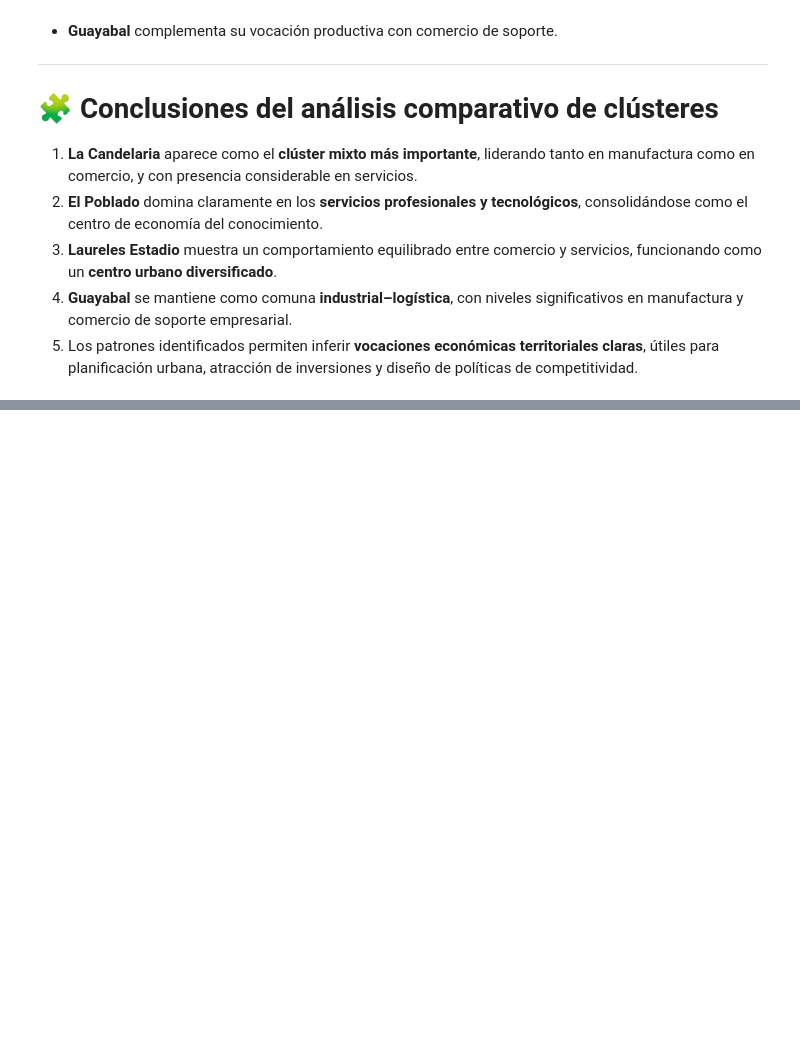
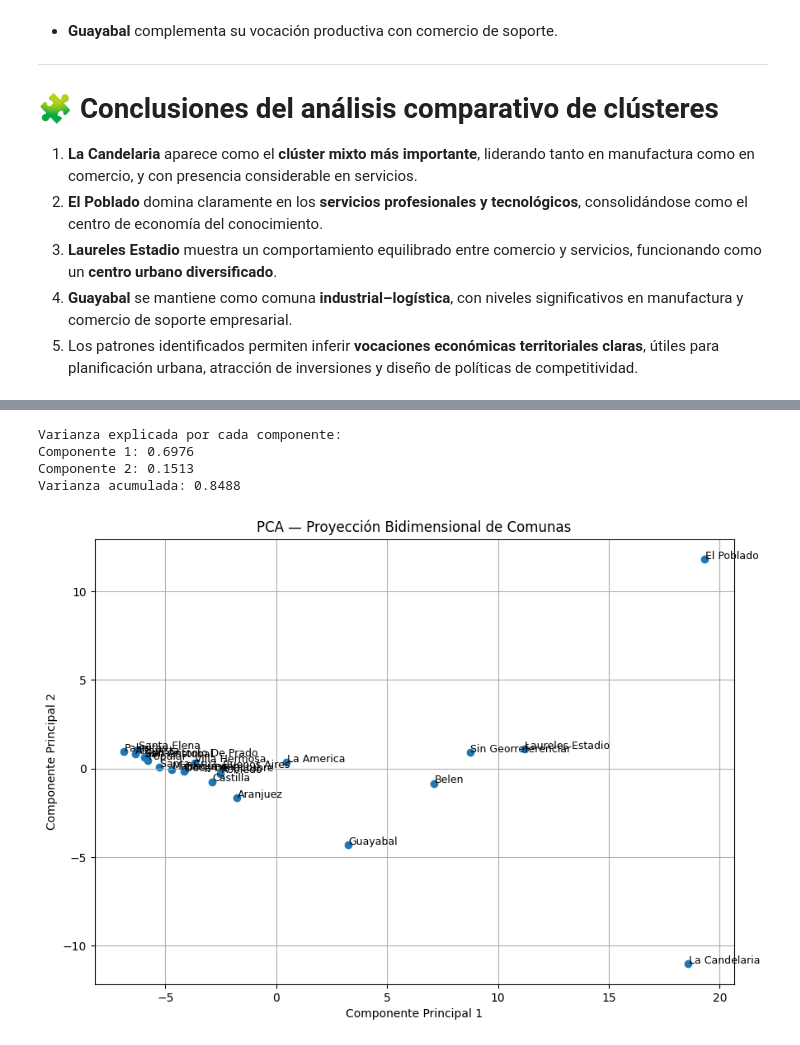
Before and after one commit to smaje99/diploma-in-data-analytics-in-business-management-unir, a Jupyter notebook: medellin-business-landscape/medellin-business-landscape.ipynb, the cells around one changed output, grey strips where cells are left out. Drawn from its saved outputs; the diff is of its cells as text; code cells hidden in the pictures; blank space fills up the shorter version.

Commit message:
✨ Add Principal component analysis
Also add the corresponding PCA dataset.

```diff
--- a/medellin-business-landscape/medellin-business-landscape.ipynb
+++ b/medellin-business-landscape/medellin-business-landscape.ipynb
@@ -2289,0 +2328,11 @@ El comercio al por mayor y al por menor presenta su mayor concentración en:
+# %%
+# Estandarizar datos (requisito del PCA)
+
+from sklearn.preprocessing import StandardScaler
+
+scaler = StandardScaler()
+X_scaled = scaler.fit_transform(tabla_contingencia)
+
+# Convertir de nuevo a DataFrame
+X_scaled = pd.DataFrame(X_scaled, index=tabla_contingencia.index, columns=tabla_contingencia.columns)
+X_scaled
@@ -2289,0 +2359,11 @@ El comercio al por mayor y al por menor presenta su mayor concentración en:
+# %%
+# Ejecutar PCA (2 componentes principales)
+
+from sklearn.decomposition import PCA
+
+pca = PCA(n_components=2)
+X_pca = pca.fit_transform(X_scaled)
+
+pca_df = pd.DataFrame(X_pca, columns=["Componente_1", "Componente_2"], index=tabla_contingencia.index)
+
+pca_df
@@ -2289,0 +2389,33 @@ El comercio al por mayor y al por menor presenta su mayor concentración en:
+# %%
+# Explicar la varianza capturada por cada componente principal
+varianza = pca.explained_variance_ratio_
+
+print("Varianza explicada por cada componente:")
+print(f"Componente 1: {varianza[0]:.4f}")
+print(f"Componente 2: {varianza[1]:.4f}")
+print(f"Varianza acumulada: {varianza.sum():.4f}")
+# %% [output]
+Varianza explicada por cada componente:
+Componente 1: 0.6976
+Componente 2: 0.1513
+Varianza acumulada: 0.8488
+# %%
+# Graficar PCA (scatter de comunas)
+
+import matplotlib.pyplot as plt
+
+plt.figure(figsize=(10, 7))
+plt.scatter(pca_df["Componente_1"], pca_df["Componente_2"])
+
+for comuna in pca_df.index:
+    x = pca_df.loc[comuna, "Componente_1"]
+    y = pca_df.loc[comuna, "Componente_2"]
+    plt.text(x + 0.02, y + 0.02, comuna, fontsize=9)
+
+plt.title("PCA — Proyección Bidimensional de Comunas")
+plt.xlabel("Componente Principal 1")
+plt.ylabel("Componente Principal 2")
+plt.grid(True)
+plt.show()
+# %% [output]
+[figure, added]
```
Also changed, not shown: parts of 7 cells of this notebook, 1 other file.
